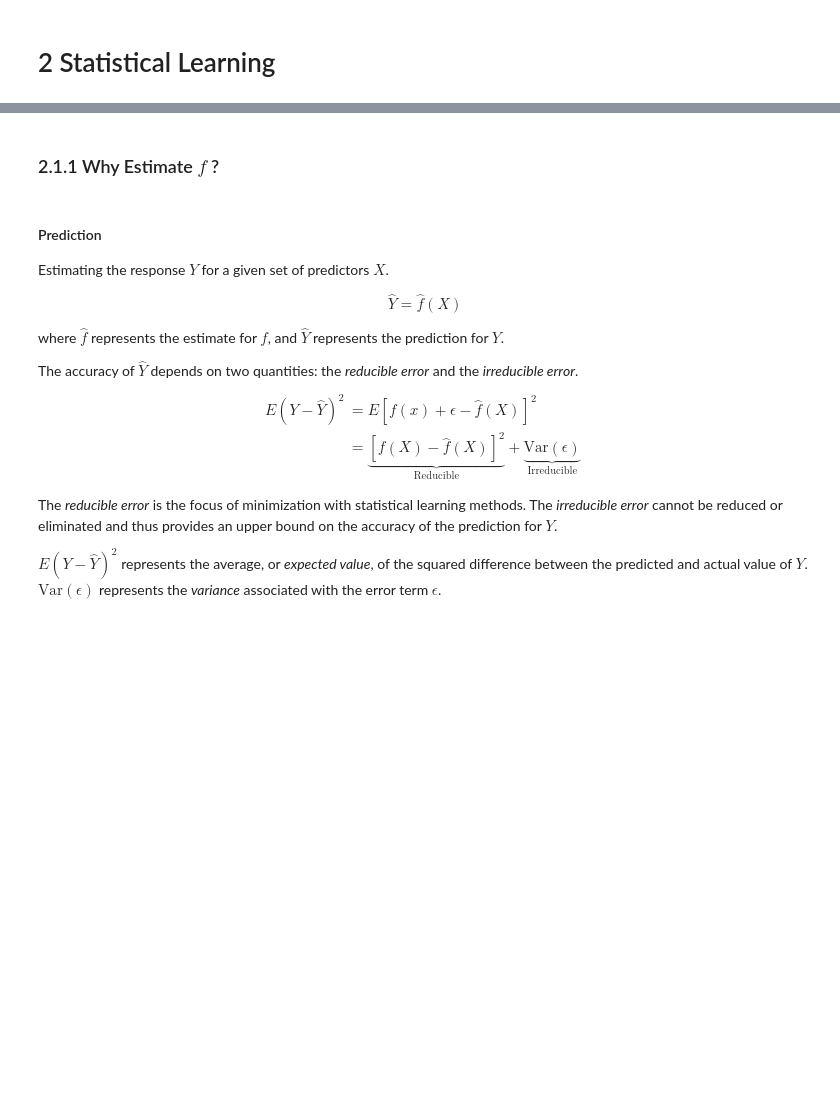
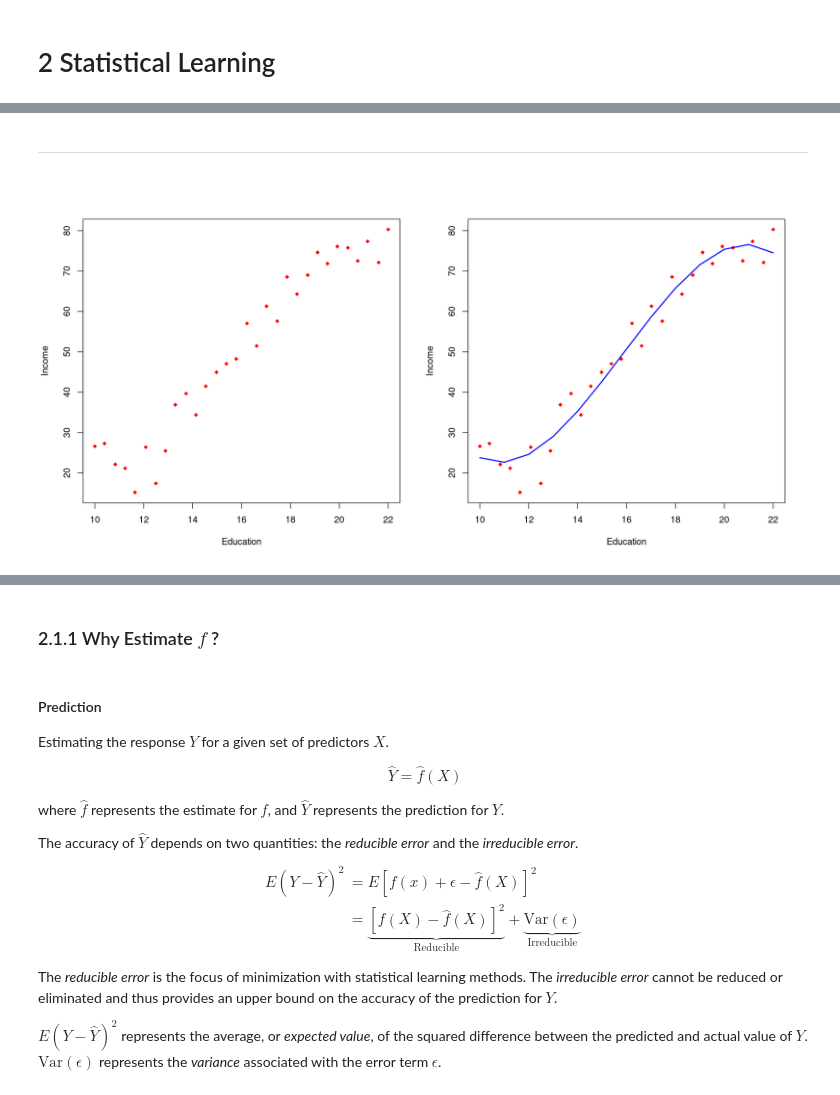
Before and after one commit to jbennett7/StatisticalLearning, a Jupyter notebook: 02 Statistical Learning/01 Definitions.ipynb, the cells around one changed output, grey strips where cells are left out. Saved outputs shown, nothing was run; the diff lists cells and outputs as text; code cells hidden in the pictures; blank space fills up the shorter version.

Commit message:
Working on Figure 2.1 and Figure 2.2

```diff
--- a/02 Statistical Learning/01 Definitions.ipynb
+++ b/02 Statistical Learning/01 Definitions.ipynb
@@ -12,0 +32,17 @@ $Y$ is the quantitative response value we are trying to predict.
+# %% [markdown]
+---
+# %%
+Income.1 <- subset(read.csv("../99DataSets/Income1.csv"), select = -X)
+attach(Income.1)
+fit <- lm(Income ~ poly (Education, 3), data = Income.1)
+Edu <- range(Education)
+Education.grid <- seq(from = Edu[1], to = Edu[2])
+preds <- predict(fit, newdata = list(Education = Education.grid), se = T)
+par(mfrow = c(1, 2))
+options(repr.plot.width=14, repr.plot.height=7)
+plot(Income.1, col="red", pch=18)
+plot(Income.1, col="red", pch=18)
+lines(Education.grid, preds$fit, lwd = 2, col = "blue")
+rm(list=ls())
+# %% [output]
+[figure, added]
```
Also changed, not shown: parts of 7 cells of this notebook.
